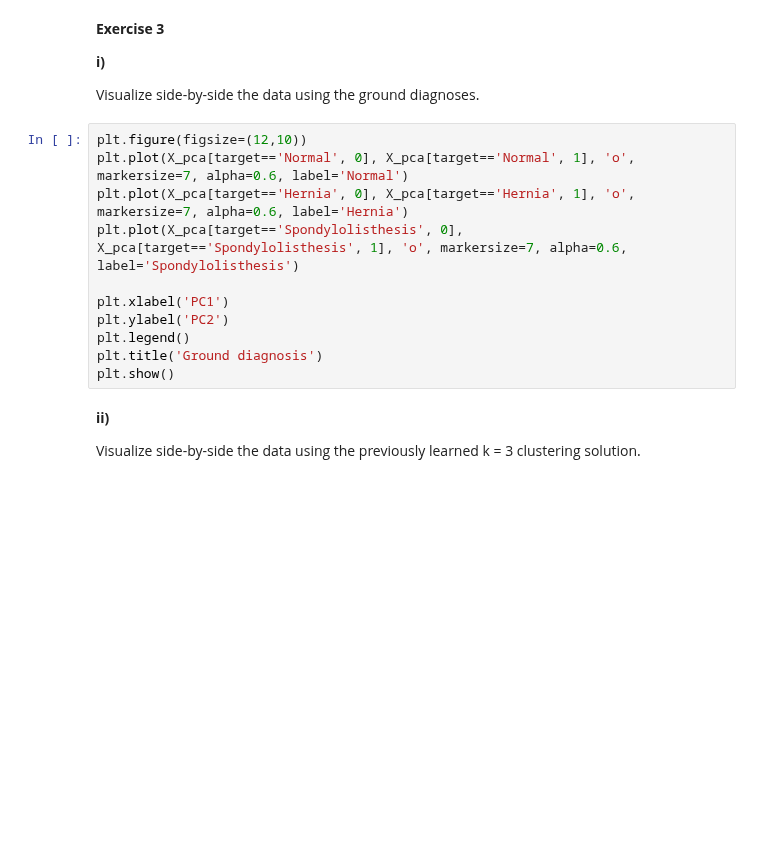
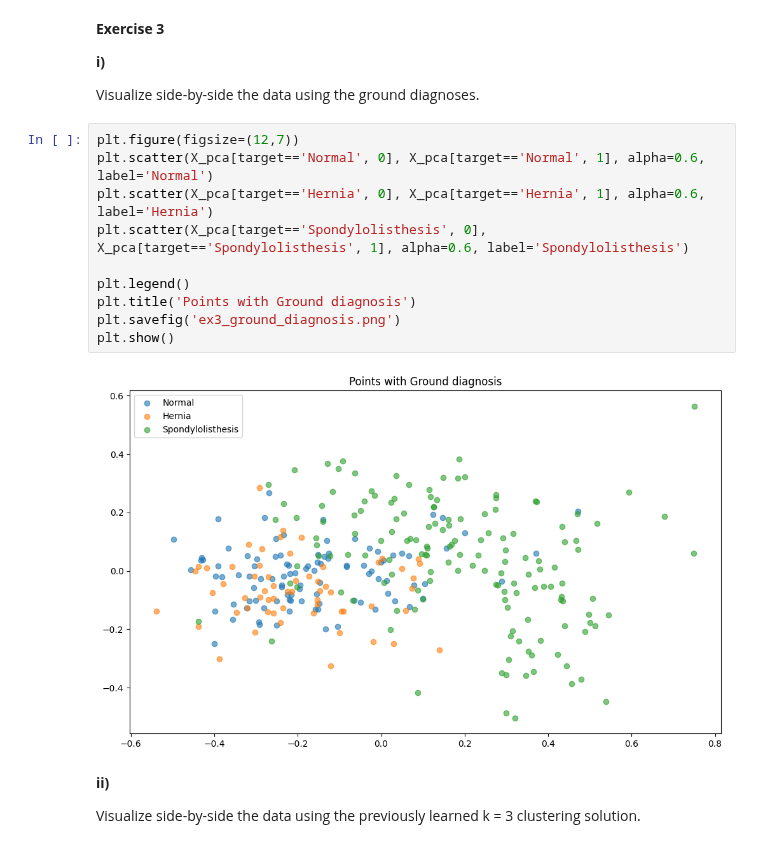
Before and after one commit to pim03/apr-hm, a Jupyter notebook: Homework4/Notebook4.ipynb, the cells around one changed output. Saved outputs shown, nothing was run; the diff lists cells and outputs as text; blank space fills up the shorter version.

```diff
--- a/Homework4/Notebook4.ipynb
+++ b/Homework4/Notebook4.ipynb
@@ -99,16 +150,17 @@ print("Features by importance:\n", sorted(zip(impt_features.values(),impt_featur
 
 Visualize side-by-side the data using the ground diagnoses.
 # %%
-plt.figure(figsize=(12,10))
-plt.plot(X_pca[target=='Normal', 0], X_pca[target=='Normal', 1], 'o', markersize=7, alpha=0.6, label='Normal')
-plt.plot(X_pca[target=='Hernia', 0], X_pca[target=='Hernia', 1], 'o', markersize=7, alpha=0.6, label='Hernia')
-plt.plot(X_pca[target=='Spondylolisthesis', 0], X_pca[target=='Spondylolisthesis', 1], 'o', markersize=7, alpha=0.6, label='Spondylolisthesis')
+plt.figure(figsize=(12,7))
+plt.scatter(X_pca[target=='Normal', 0], X_pca[target=='Normal', 1], alpha=0.6, label='Normal')
+plt.scatter(X_pca[target=='Hernia', 0], X_pca[target=='Hernia', 1], alpha=0.6, label='Hernia')
+plt.scatter(X_pca[target=='Spondylolisthesis', 0], X_pca[target=='Spondylolisthesis', 1], alpha=0.6, label='Spondylolisthesis')
 
-plt.xlabel('PC1')
-plt.ylabel('PC2')
 plt.legend()
-plt.title('Ground diagnosis')
+plt.title('Points with Ground diagnosis')
+plt.savefig('ex3_ground_diagnosis.png')
 plt.show()
+# %% [output]
+[figure, added]
 # %% [markdown]
 **ii)**
 
```
Also changed, not shown: parts of 8 cells of this notebook, 16 other files.
